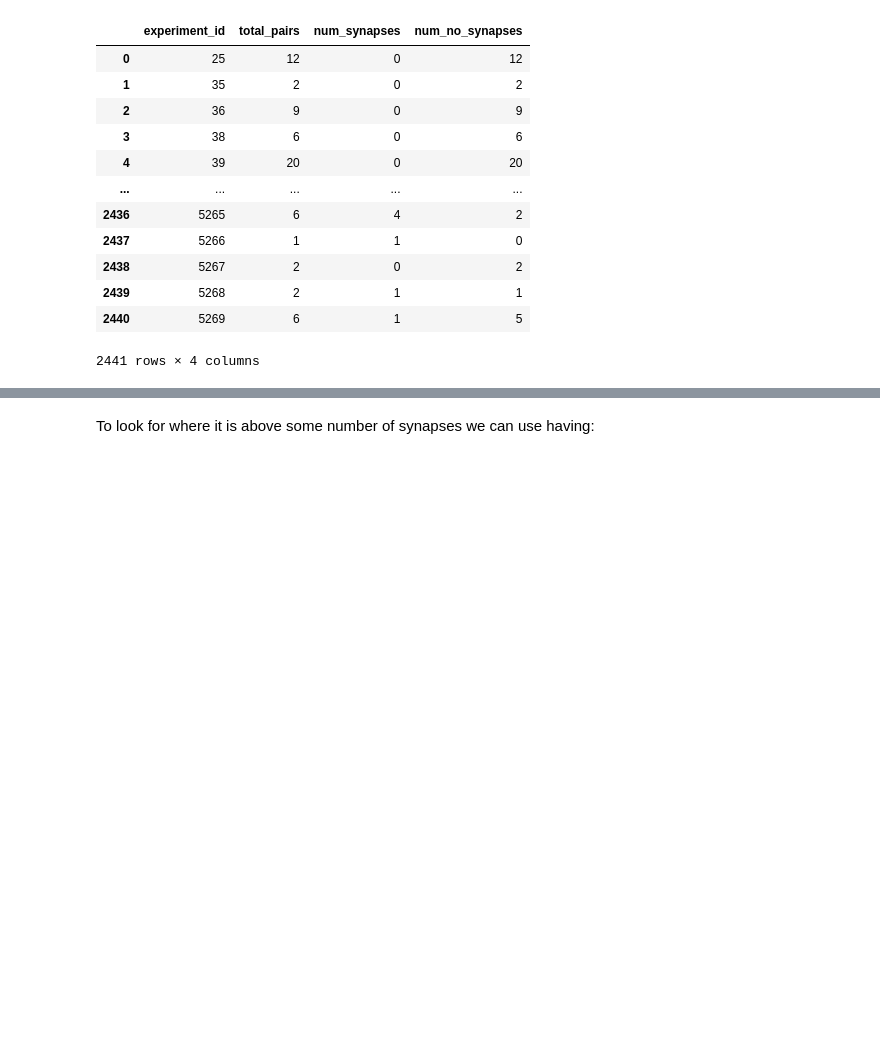
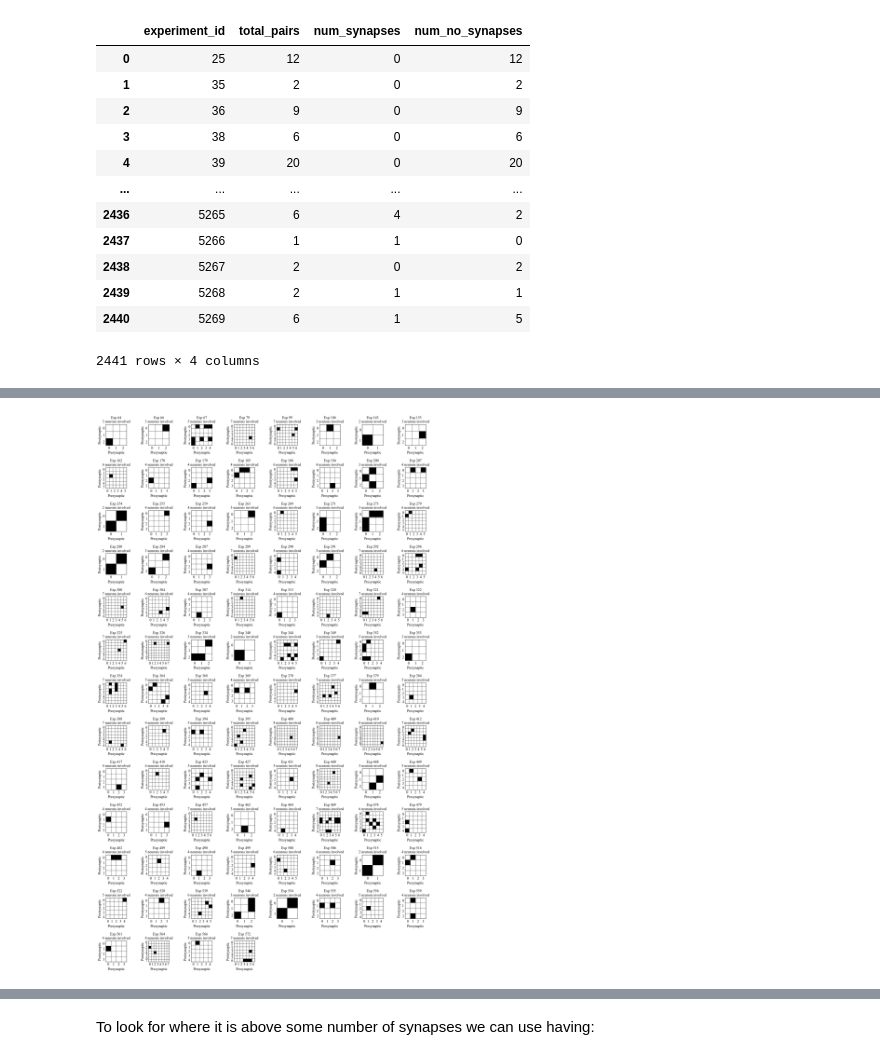
Before and after one commit to acevedomartina/HeterogeneousRNNs, a Jupyter notebook: data_analysis/analysis_neneva.ipynb, the cells around one changed output, grey strips where cells are left out. Saved outputs shown, nothing was run; the diff lists cells and outputs as text; code cells hidden in the pictures; blank space fills up the shorter version.

Commit message:
Some quantifications on breakdown of subpopulations. New figures for analysis, comparison with previous

```diff
--- a/data_analysis/analysis_neneva.ipynb
+++ b/data_analysis/analysis_neneva.ipynb
@@ -324,9 +329,9 @@ query = """
                 AND pre.cell_class != 'mixed';
         """
 
-df_my_experiment = pd.read_sql_query(query, con)
+df_valid_experiments = pd.read_sql_query(query, con)
 
-df_my_experiment
+df_valid_experiments
 # %% [output]
 |  | experiment_id | pre_cell_id | post_cell_id | has_synapse | pre_cell_class | post_cell_class |
 | 0 | 25 | 158 | 159 | 0 | in | in |
@@ -407,0 +568,91 @@ Total not synapses: 34681
+# %%
+completed_experiments = []
+
+# for exp in valid_experiments:
+for exp in was_synapse:
+    df = df_valid_experiments[(df_valid_experiments["experiment_id"]==exp)]
+    pres = df["pre_cell_id"].unique().tolist()
+    posts = df["post_cell_id"].unique().tolist()
+    totals = list(set(pres) | set(posts))
+    n = len(totals)
+    possible_synapses = n * (n - 1)
+
+    df_distinct_cells = df[df["pre_cell_id"] != df["post_cell_id"]]  # distinct cells in pre and post
+    unique_synapses = df_distinct_cells[['pre_cell_id', 'post_cell_id']].drop_duplicates()  # drop duplicates
+
+    if len(unique_synapses == possible_synapses):
+        completed_experiments.append((exp, df, totals))
+
+
+
+# print(completed_experiments)
+
+# Plot the first 100 valid experiments
+n_max = min(100, len(completed_experiments))
+n_cols = 8
+n_rows = int(np.ceil(n_max / n_cols))
+
+fig, axs = plt.subplots(n_rows, n_cols, figsize=(2*n_cols, 2*n_rows))
+axs = axs.flatten()
+
+flag = 0
+
+# Make adjacency matrices
+for i, (exp, df, totals) in enumerate(completed_experiments[:n_max]):
+    n = len(totals)
+    idx_map = {neuron: idx for idx, neuron in enumerate(totals)}  # mapping neuron to index
+    adj = np.zeros((n, n))
+
+    for _, row in df.iterrows():  # iterates through the dataframe
+        # if row["experiment_id"] in was_not_synapse:
+        #     continue
+        flag += 1
+        pre = row["pre_cell_id"]
+        post = row['post_cell_id']
+        i_pre = idx_map[pre]
+        i_post = idx_map[post]
+        # adj[i_pre, i_post] = 1 if row["has_synapse"] == 1 else 0 # ??????? other way around maybe
+        adj[i_post, i_pre] = 1 if row["has_synapse"] == 1 else 0
+
+    ax = axs[i]
+    im = ax.imshow(adj, cmap="Greys", interpolation='none')
+
+    # (n, n) matrix with cell centers at 0, 1, 2, ..., n-1, and cell borders at -0.5, 0.5, 1.5, ..., n-0.5
+    # include minor and major ticks
+
+    neurons = adj.shape[0]
+
+    # Major ticks (centers)
+    ax.set_xticks(np.arange(neurons))
+    ax.set_yticks(np.arange(neurons))
+
+    # Labels 0 to n-1
+    ax.set_xticklabels(np.arange(neurons))
+    ax.set_yticklabels(np.arange(neurons))
+
+    # Minor ticks (borders)
+    ax.set_xticks(np.arange(-.5, neurons, 1), minor=True)
+    ax.set_yticks(np.arange(-.5, neurons, 1), minor=True)
+
+    # Draw grid using minor ticks
+    ax.grid(which="minor", color='black', linestyle='-', linewidth=0.5)
+    # Hide minor tick marks themselves
+    ax.tick_params(which="minor", bottom=False, left=False)
+    ax.tick_params(which="major", bottom=False, left=False)
+
+    ax.set_title(f"Exp {exp}\n{n} neurons involved", fontsize=12)
+    ax.set_xlabel("Presynaptic")
+    ax.set_ylabel("Postsynaptic")
+
+    ax.set_xlim(-0.5, (neurons - 0.5))
+    ax.set_ylim((neurons - 0.5), -0.5) # flipped y axis?
+
+
+# Hide extra axes
+for j in range(i+1, len(axs)):
+    axs[j].axis('off')
+
+plt.tight_layout()
+plt.show()
+# %% [output]
+[figure, added]
```
Also changed, not shown: parts of 16 cells of this notebook, 2 other files.
